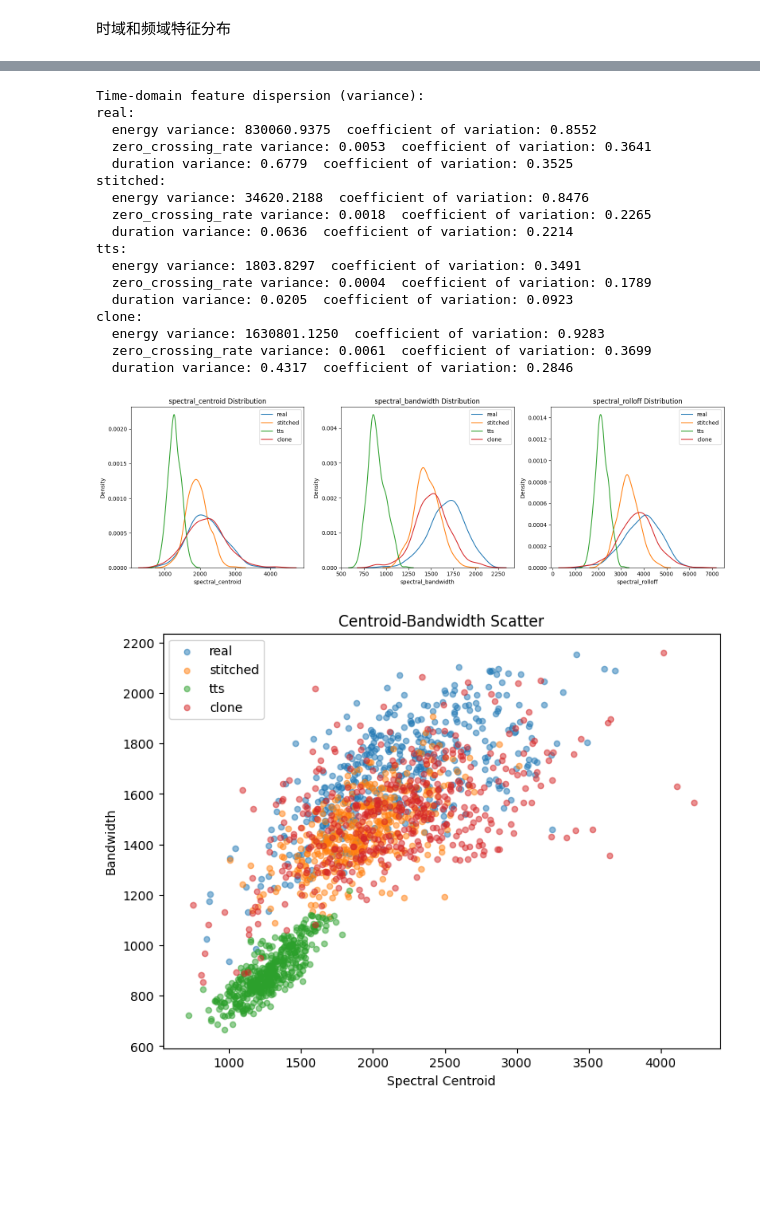
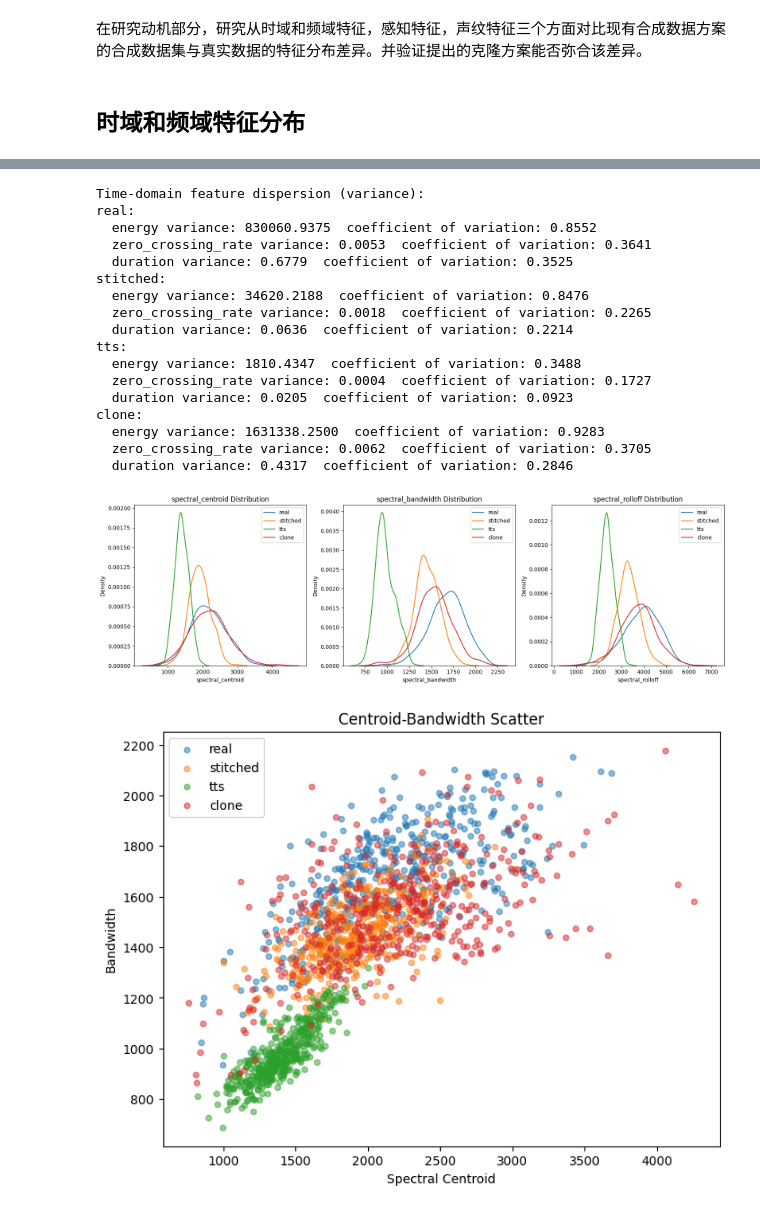
Before and after one commit to Ruiqin-Huang/Custom-Voice-Wakeup-Framework, a Jupyter notebook: local/dataset_distribution_analysis.ipynb, the cells around one changed output, grey strips where cells are left out. Cells and saved outputs as stored; diff of their text form; code cells hidden in the pictures; blank space fills up the shorter version.

```diff
--- a/local/dataset_distribution_analysis.ipynb
+++ b/local/dataset_distribution_analysis.ipynb
@@ -1,5 +3,7 @@
+# %% [markdown]
+在研究动机部分，研究从时域和频域特征，感知特征，声纹特征三个方面对比现有合成数据方案的合成数据集与真实数据的特征分布差异。并验证提出的克隆方案能否弥合该差异。
 # %% [markdown]
-时域和频域特征分布
+## 时域和频域特征分布
 # %%
 import os
 import numpy as np
@@ -12,10 +16,10 @@ from scipy.spatial.distance import jensenshannon
 import pandas as pd
 
 # 输入四个数据集的根目录
-real_root = r'E:/CODE/git_repositories/bcresnet/data/hey-fire-fox-real-442'
-stitched_root = r'E:/CODE/git_repositories/bcresnet/data/hey-fire-fox-stitched-442'
-tts_root = r'E:/CODE/git_repositories/bcresnet/data/tts_dataset/tts_audio-tts-1-442'
-clone_root = r'E:/CODE/git_repositories/bcresnet/data/clone_dataset/clone_audio-cosyvoice-ref_hey_fire_fox_real_positive-442'
+real_root = "../data/hey-fire-fox-real-442"
+stitched_root = "../data/hey-fire-fox-stitched-442"
+tts_root = "../data/tts_dataset/tts_audio-tts-1-442"
+clone_root = "../data/clone_dataset/clone_audio-cosyvoice-ref_hey_fire_fox_real_positive-442"
 
 dataset_info = {
     'real': {
@@ -333,22 +337,22 @@ for row in freq_rows:
 Time-domain feature dispersion (variance):
 real:
   energy variance: 830060.9375  coefficient of variation: 0.8552
   zero_crossing_rate variance: 0.0053  coefficient of variation: 0.3641
   duration variance: 0.6779  coefficient of variation: 0.3525
 stitched:
   energy variance: 34620.2188  coefficient of variation: 0.8476
   zero_crossing_rate variance: 0.0018  coefficient of variation: 0.2265
   duration variance: 0.0636  coefficient of variation: 0.2214
 tts:
-  energy variance: 1803.8297  coefficient of variation: 0.3491
-  zero_crossing_rate variance: 0.0004  coefficient of variation: 0.1789
+  energy variance: 1810.4347  coefficient of variation: 0.3488
+  zero_crossing_rate variance: 0.0004  coefficient of variation: 0.1727
   duration variance: 0.0205  coefficient of variation: 0.0923
 clone:
-  energy variance: 1630801.1250  coefficient of variation: 0.9283
-  zero_crossing_rate variance: 0.0061  coefficient of variation: 0.3699
+  energy variance: 1631338.2500  coefficient of variation: 0.9283
+  zero_crossing_rate variance: 0.0062  coefficient of variation: 0.3705
   duration variance: 0.4317  coefficient of variation: 0.2846
-[figure, old version]
+[figure, new version]
-[figure, old version]
+[figure, new version]
 时域特征表格:
 --------------------------------------------------------------------------------
 指标      真实(real)        拼接(stitched)    TTS(tts)        克隆(clone)
```
Also changed, not shown: parts of 6 cells of this notebook, 24 other files.
